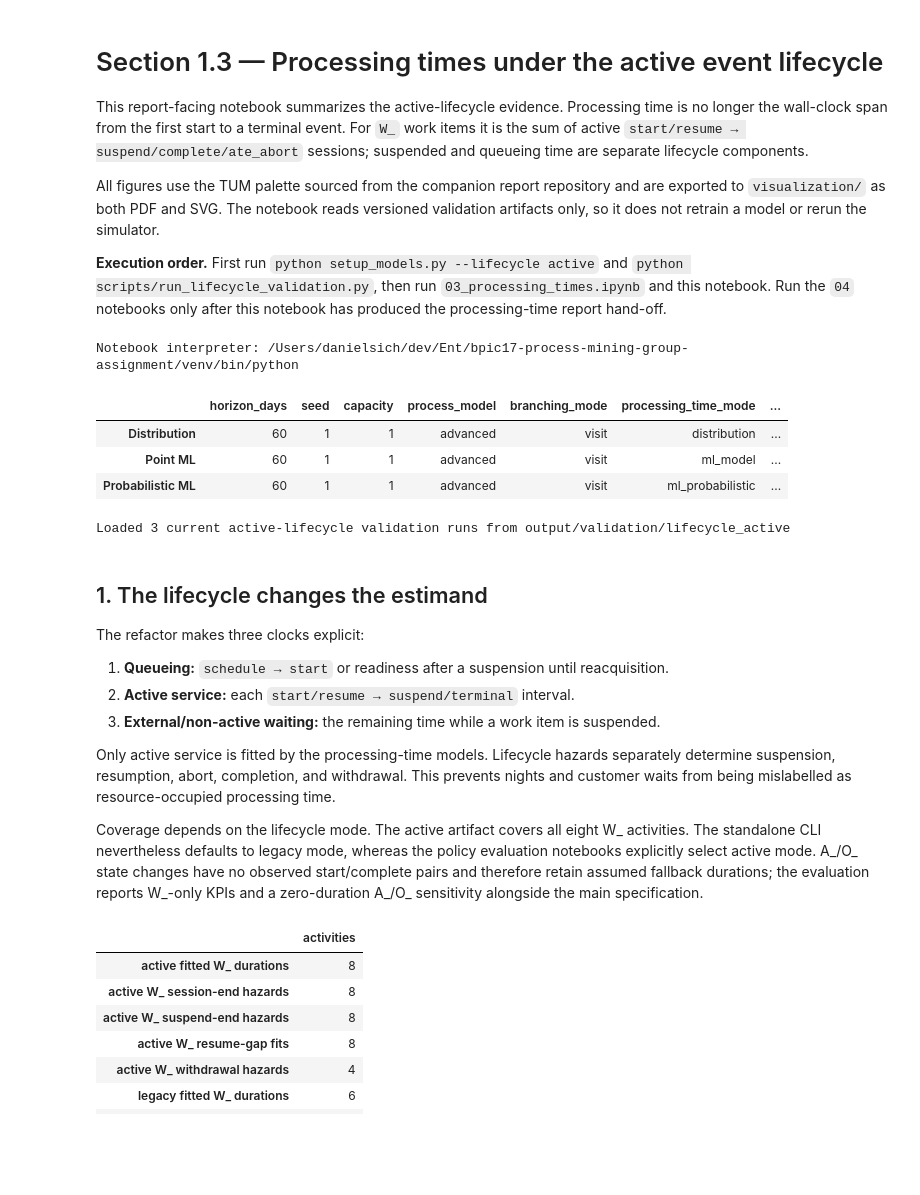
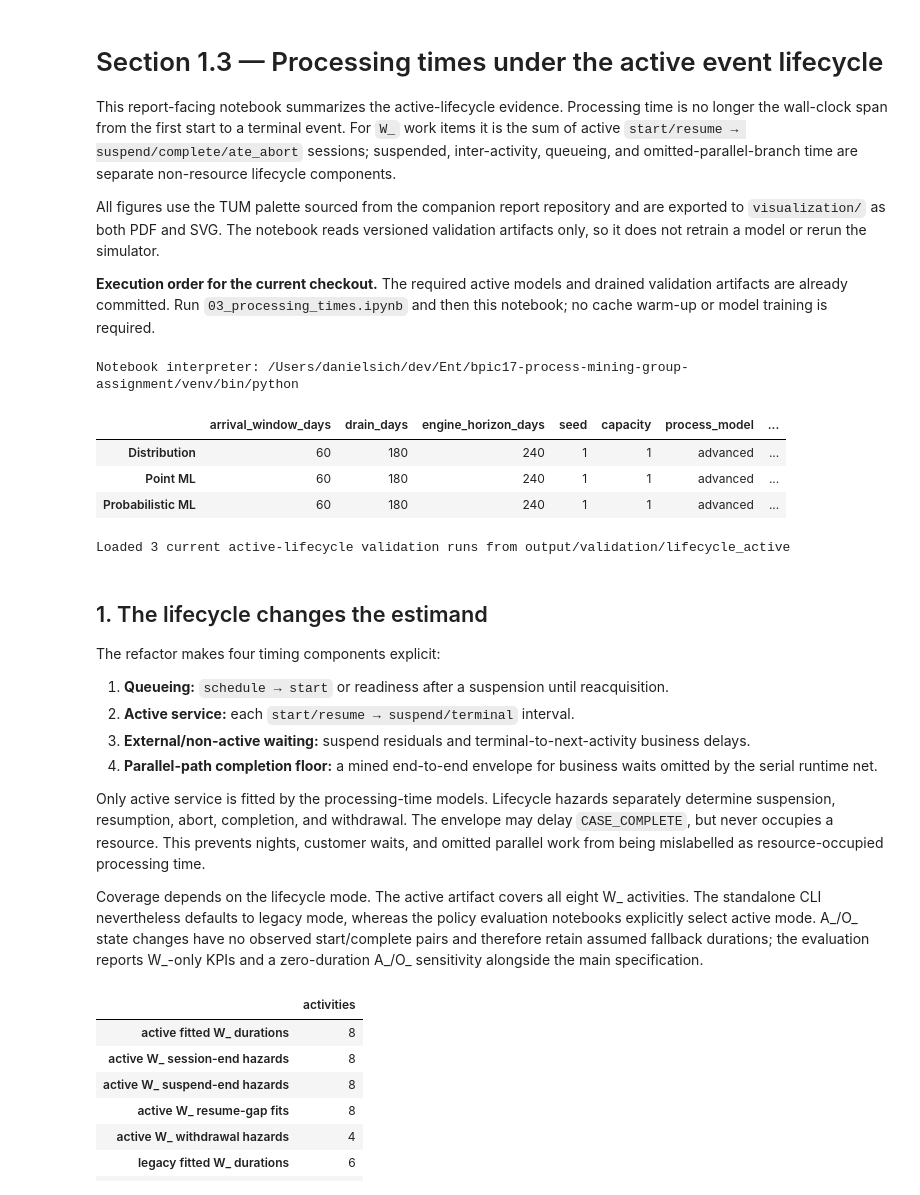
Before and after one commit to ophdn/bpic17-process-mining-group-assignment, a Jupyter notebook: notebooks/03_process_times.ipynb, the cells around one changed output. Drawn from its saved outputs; the diff is of its cells as text; code cells hidden in the pictures; blank space fills up the shorter version.

```diff
--- a/notebooks/03_process_times.ipynb
+++ b/notebooks/03_process_times.ipynb
@@ -1,14 +1,13 @@
 # %% [markdown]
 # Section 1.3 — Processing times under the active event lifecycle
 
-This report-facing notebook summarizes the active-lifecycle evidence. Processing time is no longer the wall-clock span from the first start to a terminal event. For `W_` work items it is the sum of active `start/resume → suspend/complete/ate_abort` sessions; suspended and queueing time are separate lifecycle components.
+This report-facing notebook summarizes the active-lifecycle evidence. Processing time is no longer the wall-clock span from the first start to a terminal event. For `W_` work items it is the sum of active `start/resume → suspend/complete/ate_abort` sessions; suspended, inter-activity, queueing, and omitted-parallel-branch time are separate non-resource lifecycle components.
 
 All figures use the TUM palette sourced from the companion report repository and are exported to `visualization/` as both PDF and SVG. The notebook reads versioned validation artifacts only, so it does not retrain a model or rerun the simulator.
 
-**Execution order.** First run `python setup_models.py --lifecycle active` and
-`python scripts/run_lifecycle_validation.py`, then run
-`03_processing_times.ipynb` and this notebook. Run the `04` notebooks only
-after this notebook has produced the processing-time report hand-off.
+**Execution order for the current checkout.** The required active models and
+drained validation artifacts are already committed. Run `03_processing_times.ipynb`
+and then this notebook; no cache warm-up or model training is required.
 # %%
 import json
 import sys
@@ -48,49 +47,51 @@ MODE_FILES = {
     'Distribution': VALIDATION_DIR / 'distribution.json',
     'Point ML': VALIDATION_DIR / 'ml_model.json',
     'Probabilistic ML': VALIDATION_DIR / 'ml_probabilistic.json',
 }
 missing = [path for path in (*MODE_FILES.values(), MODEL_METRICS_PATH) if not path.is_file()]
 if missing:
     raise FileNotFoundError(f'Missing lifecycle validation artifacts: {missing}')
 
 runs = {label: json.loads(path.read_text()) for label, path in MODE_FILES.items()}
 runtime_modes = {
     'Distribution': 'distribution',
     'Point ML': 'ml_model',
     'Probabilistic ML': 'ml_probabilistic',
 }
 for label, run in runs.items():
     validate_lifecycle_validation_artifact(run, runtime_modes[label])
 model_metrics = json.loads(MODEL_METRICS_PATH.read_text())
 REFERENCE_RESUME_RATE = 0.175  # mined BPIC-17 baseline documented by the lifecycle branch
 validation_configuration = pd.DataFrame({
     label: {
         key: run['configuration'][key]
-        for key in ('horizon_days', 'seed', 'capacity', 'process_model',
+        for key in ('arrival_window_days', 'drain_days', 'engine_horizon_days',
+                    'seed', 'capacity', 'process_model',
                     'branching_mode', 'processing_time_mode',
                     'processing_time_model_path', 'arrival_model')
     }
     for label, run in runs.items()
 }).T
 display(validation_configuration)
 print(f'Loaded {len(runs)} current active-lifecycle validation runs from {VALIDATION_DIR.relative_to(ROOT)}')
 # %% [output]
 Notebook interpreter: /Users/danielsich/dev/Ent/bpic17-process-mining-group-assignment/venv/bin/python
-|  | horizon_days | seed | capacity | process_model | branching_mode | processing_time_mode | ... |
-| Distribution | 60 | 1 | 1 | advanced | visit | distribution | ... |
-| Point ML | 60 | 1 | 1 | advanced | visit | ml_model | ... |
-| Probabilistic ML | 60 | 1 | 1 | advanced | visit | ml_probabilistic | ... |
+|  | arrival_window_days | drain_days | engine_horizon_days | seed | capacity | process_model | ... |
+| Distribution | 60 | 180 | 240 | 1 | 1 | advanced | ... |
+| Point ML | 60 | 180 | 240 | 1 | 1 | advanced | ... |
+| Probabilistic ML | 60 | 180 | 240 | 1 | 1 | advanced | ... |
 Loaded 3 current active-lifecycle validation runs from output/validation/lifecycle_active
 # %% [markdown]
 ## 1. The lifecycle changes the estimand
 
-The refactor makes three clocks explicit:
+The refactor makes four timing components explicit:
 
 1. **Queueing:** `schedule → start` or readiness after a suspension until reacquisition.
 2. **Active service:** each `start/resume → suspend/terminal` interval.
-3. **External/non-active waiting:** the remaining time while a work item is suspended.
+3. **External/non-active waiting:** suspend residuals and terminal-to-next-activity business delays.
+4. **Parallel-path completion floor:** a mined end-to-end envelope for business waits omitted by the serial runtime net.
 
-Only active service is fitted by the processing-time models. Lifecycle hazards separately determine suspension, resumption, abort, completion, and withdrawal. This prevents nights and customer waits from being mislabelled as resource-occupied processing time.
+Only active service is fitted by the processing-time models. Lifecycle hazards separately determine suspension, resumption, abort, completion, and withdrawal. The envelope may delay `CASE_COMPLETE`, but never occupies a resource. This prevents nights, customer waits, and omitted parallel work from being mislabelled as resource-occupied processing time.
 
 Coverage depends on the lifecycle mode. The active artifact covers all eight W_ activities. The standalone CLI nevertheless defaults to legacy mode, whereas the policy evaluation notebooks explicitly select active mode. A_/O_ state changes have no observed start/complete pairs and therefore retain assumed fallback durations; the evaluation reports W_-only KPIs and a zero-duration A_/O_ sensitivity alongside the main specification.
 # %%
```
Also changed, not shown: parts of 9 cells of this notebook, 14 other files.
